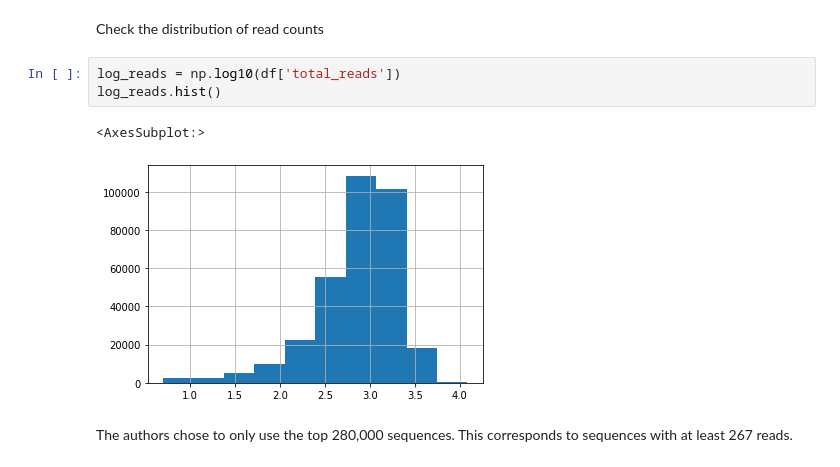
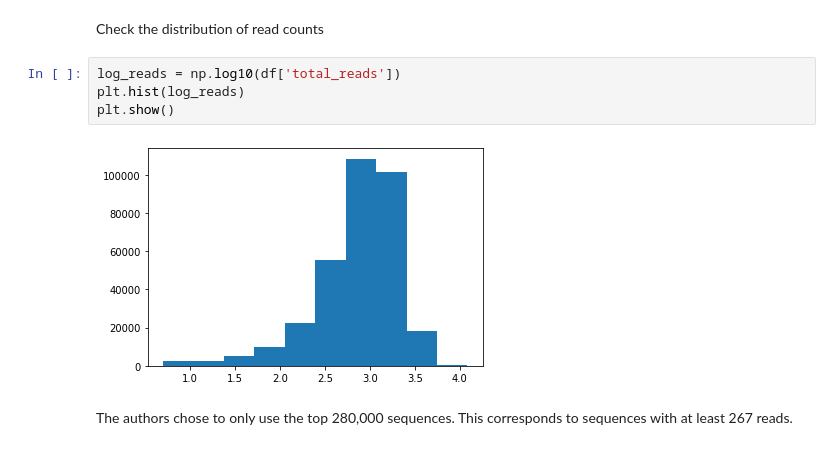
Before and after one commit to nmateyko/human_5utr_modeling, a Jupyter notebook: 2D_CNN/check_data.ipynb, the cells around one changed output. Drawn from its saved outputs; the diff is of its cells as text.

```diff
--- a/2D_CNN/check_data.ipynb
+++ b/2D_CNN/check_data.ipynb
@@ -23,10 +23,10 @@ df.reset_index(inplace=True, drop=True)
 Check the distribution of read counts
 # %%
 log_reads = np.log10(df['total_reads'])
-log_reads.hist()
+plt.hist(log_reads)
+plt.show()
 # %% [output]
-<AxesSubplot:>
-[figure, old version]
+[figure, new version]
 # %% [markdown]
 The authors chose to only use the top 280,000 sequences. This corresponds to sequences with at least 267 reads.
 # %%
```
Also changed, not shown: parts of 8 cells of this notebook.
